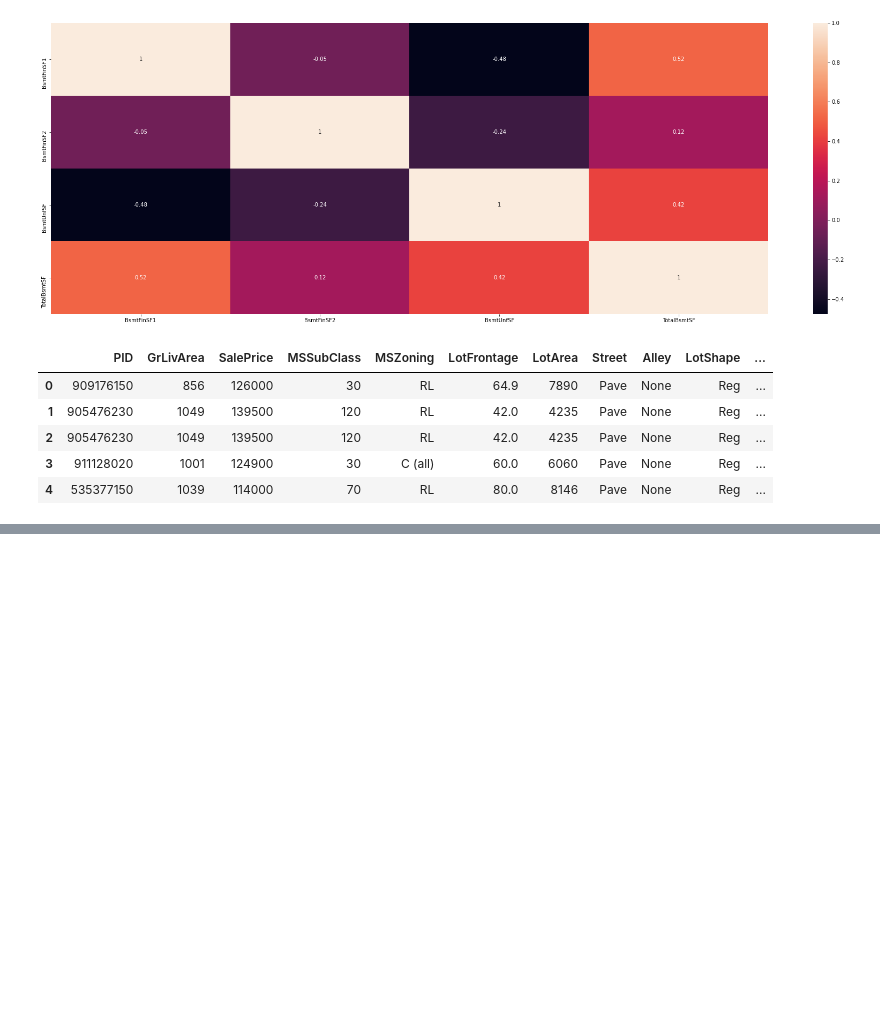
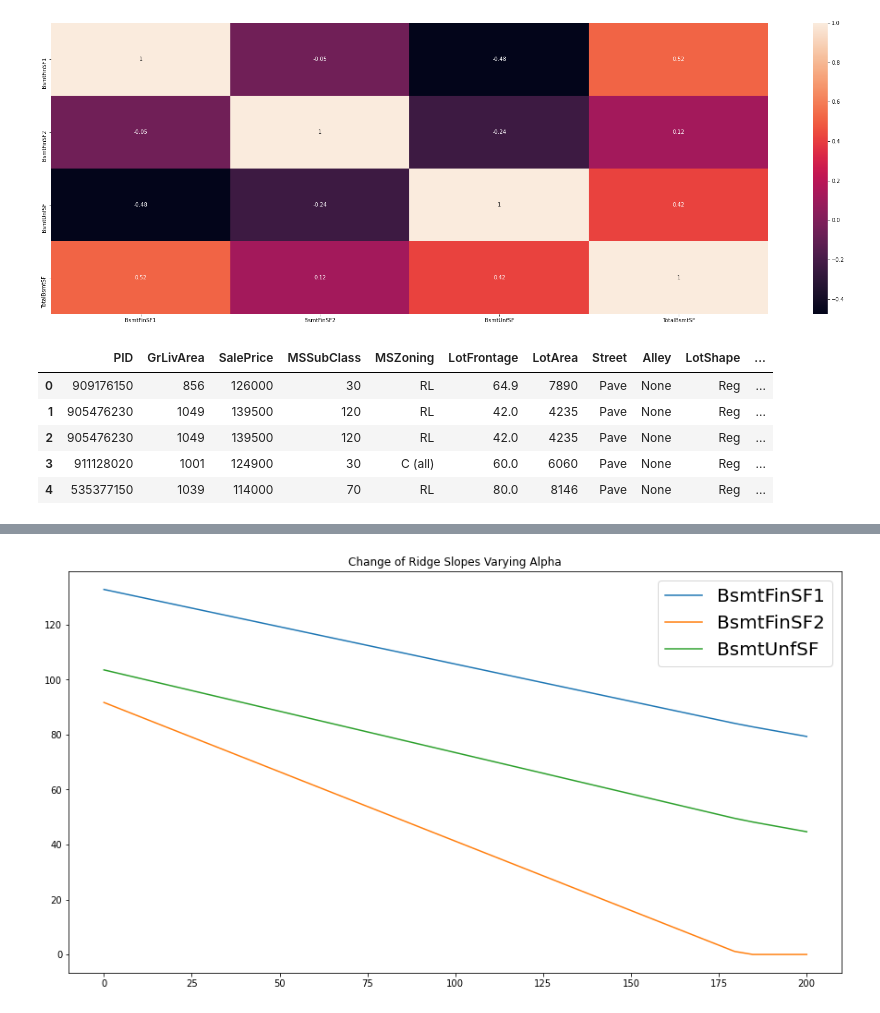
Before and after one commit to nickelworks/machine-learning-housing-project, a Jupyter notebook: charles/eda/Untitled.ipynb, the cells around one changed output, grey strips where cells are left out. Cells and saved outputs as stored; diff of their text form; code cells hidden in the pictures; blank space fills up the shorter version.

```diff
--- a/charles/eda/Untitled.ipynb
+++ b/charles/eda/Untitled.ipynb
@@ -437,0 +522,5 @@ Length: 942, dtype: int64
+# %%
+alphas = np.linspace(.001,200,num = 40)
+run_lasso(data[['BsmtFinSF1','BsmtFinSF2','BsmtUnfSF']],alphas)
+# %% [output]
+[figure, added]
```
Also changed, not shown: parts of 41 cells of this notebook, 1 other file.
